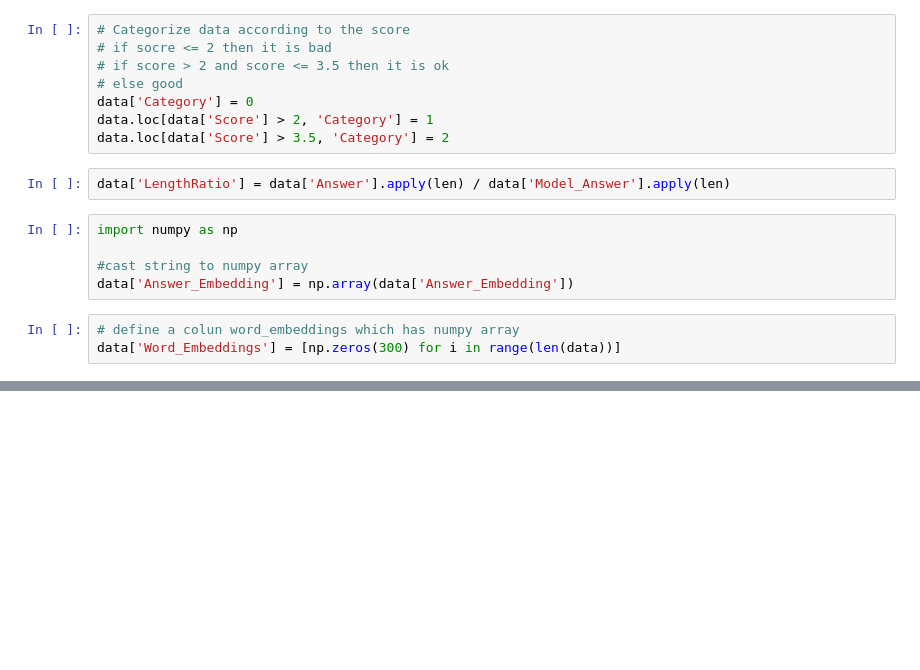
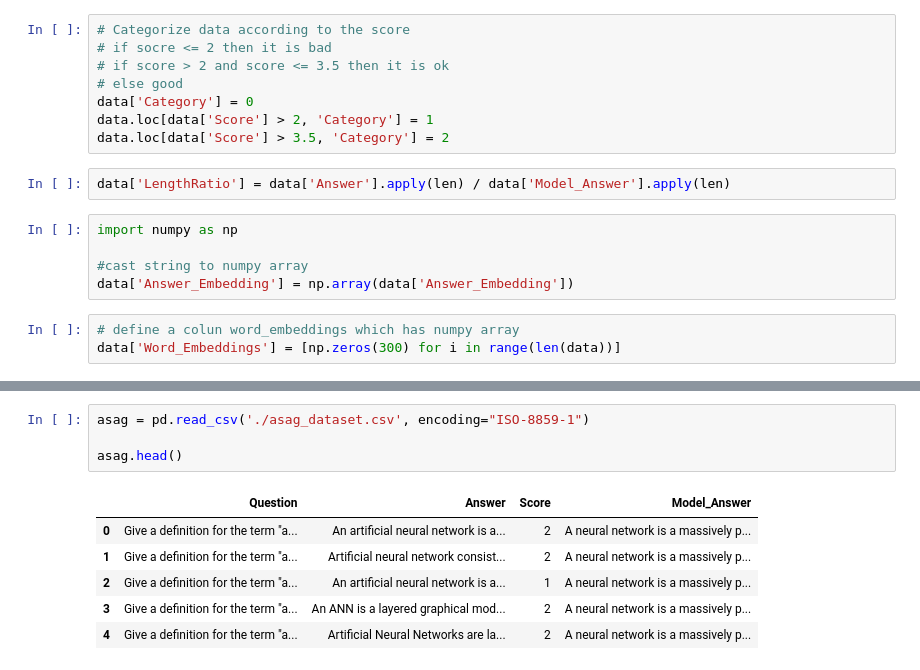
Before and after one commit to Research-Recruit-AI-SLIIT/Research-Codebase, a Jupyter notebook: Knowledge and Attitude Evaluation/Answer Evaluation/Data/data.ipynb, the cells around one changed output, grey strips where cells are left out. Cells and saved outputs as stored; diff of their text form; blank space fills up the shorter version.

```diff
--- a/Knowledge and Attitude Evaluation/Answer Evaluation/Data/data.ipynb
+++ b/Knowledge and Attitude Evaluation/Answer Evaluation/Data/data.ipynb
@@ -211,0 +237,11 @@ data['Answer_Embedding'][0]
+# %%
+asag = pd.read_csv('./asag_dataset.csv', encoding="ISO-8859-1")
+
+asag.head()
+# %% [output]
+|  | Question | Answer | Score | Model_Answer |
+| 0 | Give a definition for the term "a... | An artificial neural network is a... | 2 | A neural network is a massively p... |
+| 1 | Give a definition for the term "a... | Artificial neural network consist... | 2 | A neural network is a massively p... |
+| 2 | Give a definition for the term "a... | An artificial neural network is a... | 1 | A neural network is a massively p... |
+| 3 | Give a definition for the term "a... | An ANN is a layered graphical mod... | 2 | A neural network is a massively p... |
+| 4 | Give a definition for the term "a... | Artificial Neural Networks are la... | 2 | A neural network is a massively p... |
```
Also changed, not shown: parts of 23 cells of this notebook, 11 other files.
